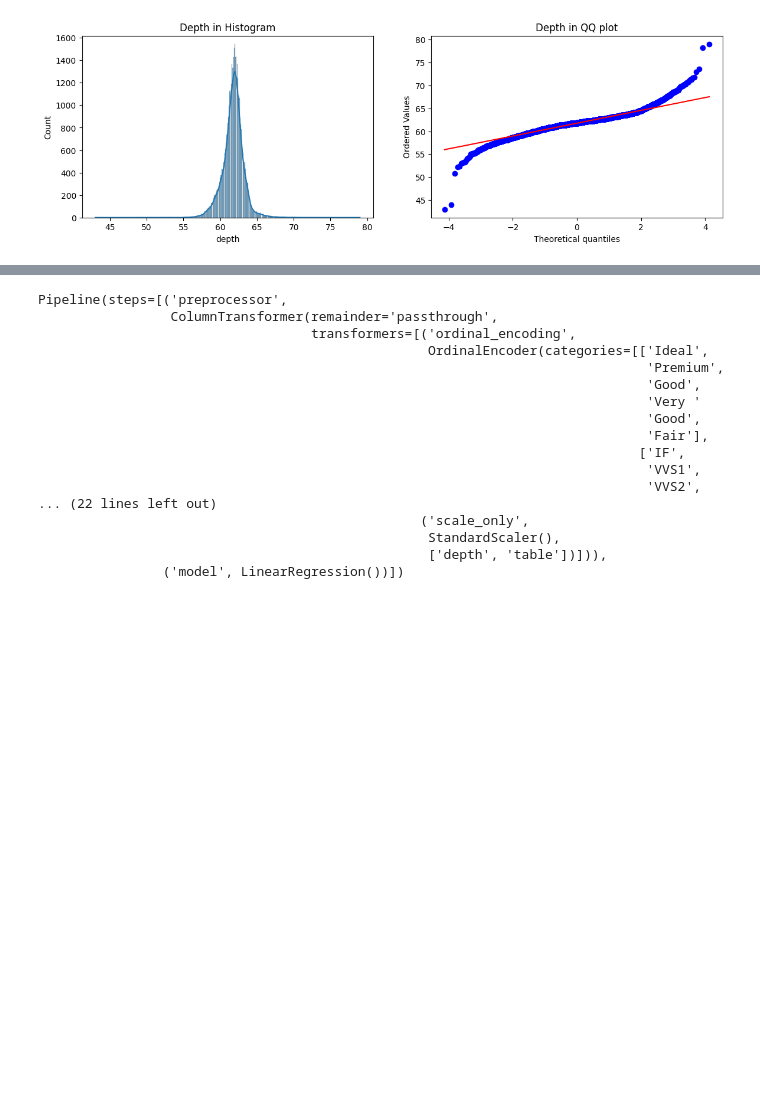
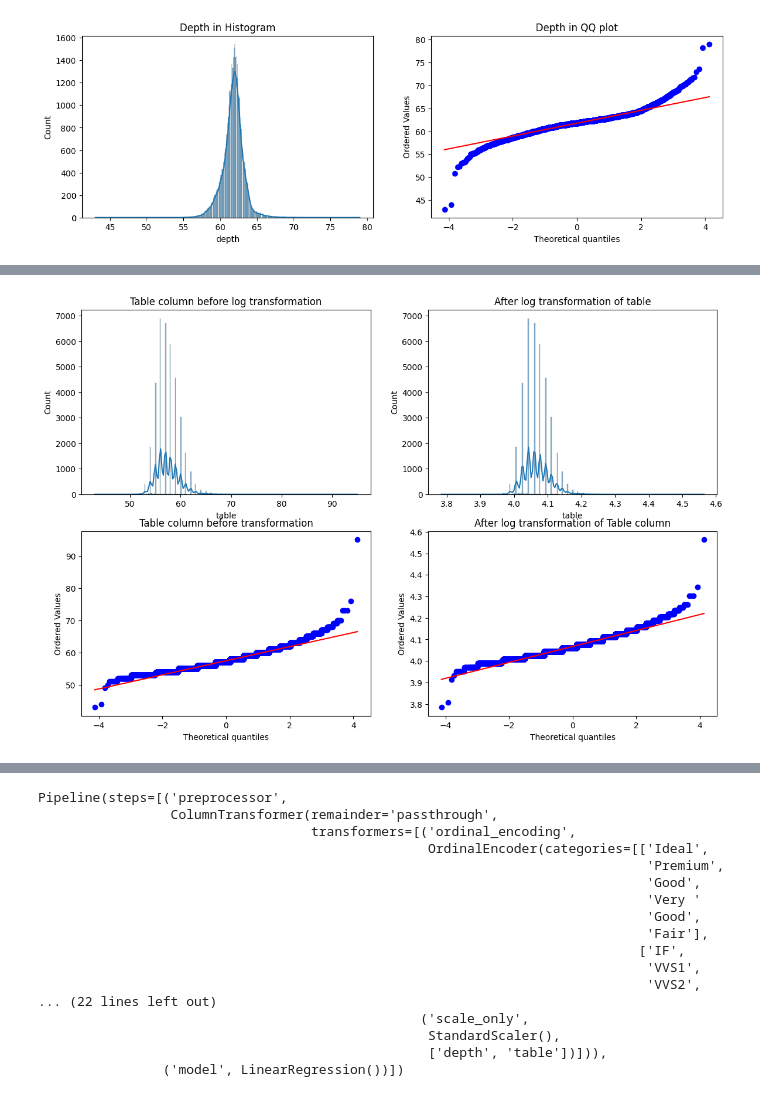
Before and after one commit to chaudhary-dotcom/Transformation, a Jupyter notebook: diamonds_transformation.ipynb, the cells around one changed output, grey strips where cells are left out. Saved outputs shown, nothing was run; the diff lists cells and outputs as text; code cells hidden in the pictures; blank space fills up the shorter version.

```diff
--- a/diamonds_transformation.ipynb
+++ b/diamonds_transformation.ipynb
@@ -147,0 +181,25 @@ scale_only = ['depth', 'table']
+# %%
+ft_table_train = ft.fit_transform(X_train['table'])
+ft_table_test = ft.transform(X_test['table'])
+
+plt.figure(figsize=(14, 9))
+
+plt.subplot(221)
+sns.histplot(X_train['table'], kde=True)
+plt.title('Table column before log transformation')
+
+plt.subplot(222)
+sns.histplot(ft_table_train, kde=True)
+plt.title('After log transformation of table')
+
+plt.subplot(223)
+stats.probplot(X_train['table'], dist='norm', plot=plt)
+plt.title('Table column before transformation')
+
+plt.subplot(224)
+stats.probplot(ft_table_train, dist='norm', plot=plt)
+plt.title('After log transformation of Table column')
+
+plt.show()
+# %% [output]
+[figure, added]
```
Also changed, not shown: parts of 7 cells of this notebook.
